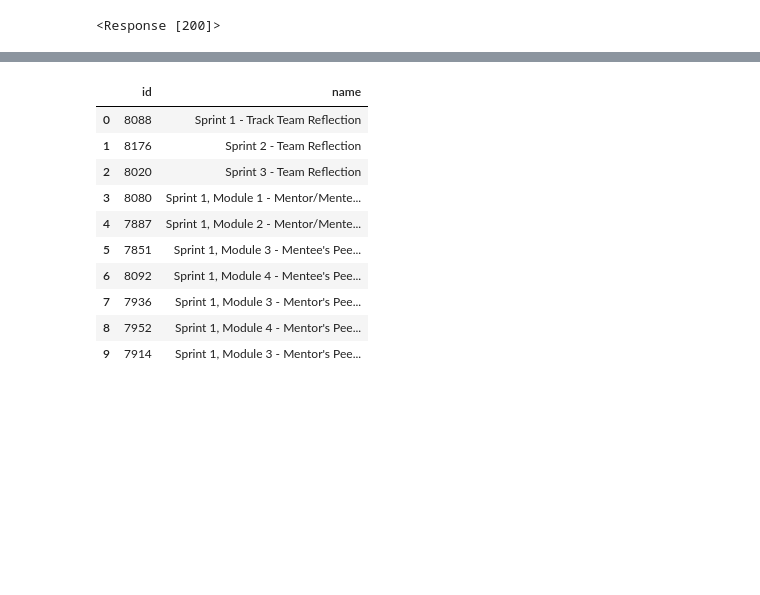
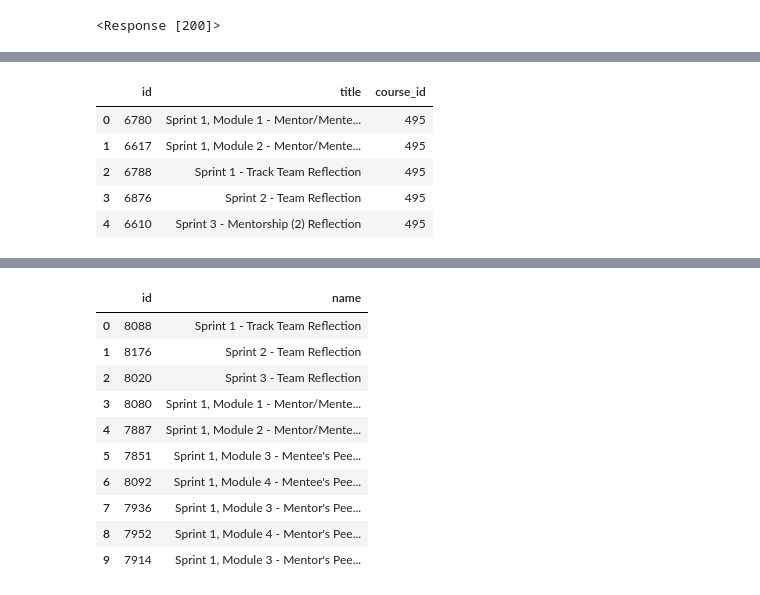
Before and after one commit to GwenStacey/Canvas-Data, a Jupyter notebook: canvas_data/m-m.ipynb, the cells around one changed output, grey strips where cells are left out. Cells and saved outputs as stored; diff of their text form; code cells hidden in the pictures; blank space fills up the shorter version.

```diff
--- a/canvas_data/m-m.ipynb
+++ b/canvas_data/m-m.ipynb
@@ -50 +110,11 @@ llp_courses_df
+# %%
+quizzes_df = pd.read_json("quizzes_llp_201X.json")
+quizzes_df[["id","title", "course_id"]].head()
+# %% [output]
+|  | id | title | course_id |
+| 0 | 6780 | Sprint 1, Module 1 - Mentor/Mente... | 495 |
+| 1 | 6617 | Sprint 1, Module 2 - Mentor/Mente... | 495 |
+| 2 | 6788 | Sprint 1 - Track Team Reflection | 495 |
+| 3 | 6876 | Sprint 2 - Team Reflection | 495 |
+| 4 | 6610 | Sprint 3 - Mentorship (2) Reflection | 495 |
 # %%
```
Also changed, not shown: parts of 15 cells of this notebook.
